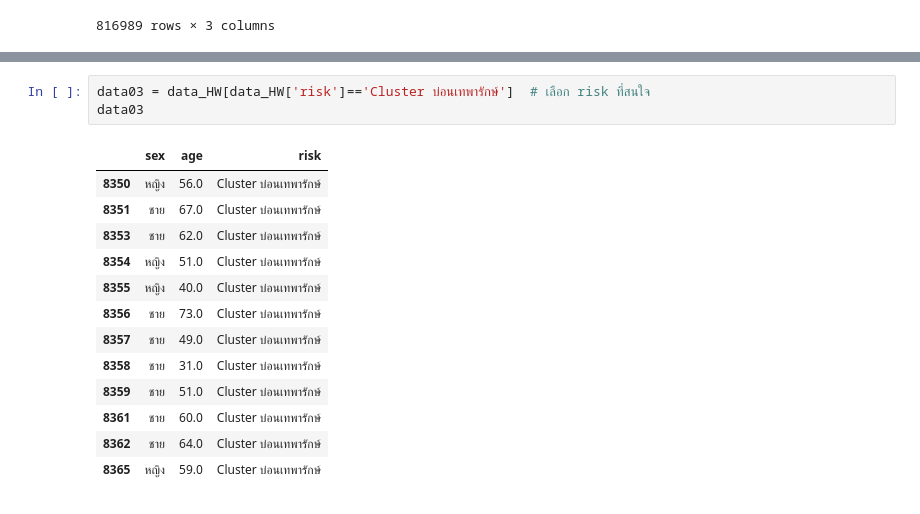
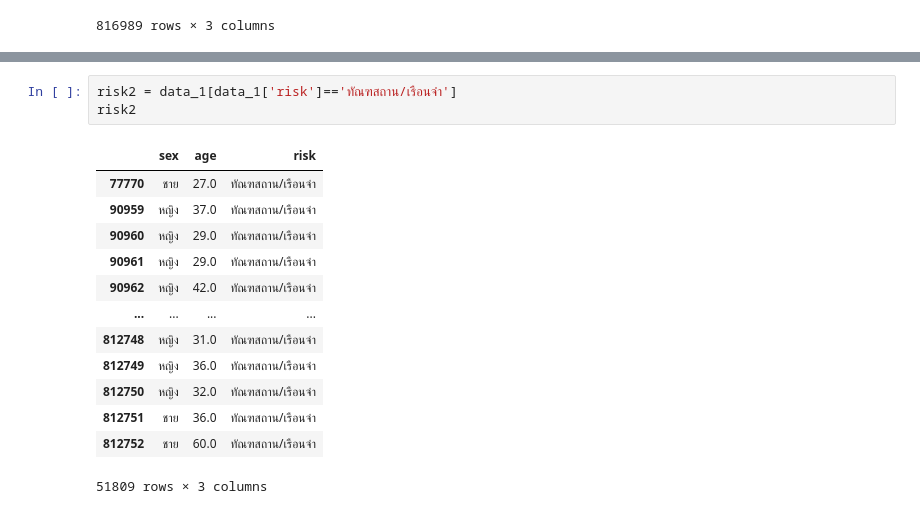
Before and after one commit to khanittha-phusopha/data_viz_2022, a Jupyter notebook: DataViz01_Table_Data.ipynb, the cells around one changed output, grey strips where cells are left out. Drawn from its saved outputs; the diff is of its cells as text.

```diff
--- a/DataViz01_Table_Data.ipynb
+++ b/DataViz01_Table_Data.ipynb
@@ -274,17 +256,17 @@ data02
-# %%
-data03 = data_HW[data_HW['risk']=='Cluster บ่อนเทพารักษ์']  # เลือก risk ที่สนใจ
-data03
-# %% [output]
-|  | sex | age | risk |
-| 8350 | หญิง | 56.0 | Cluster บ่อนเทพารักษ์ |
-| 8351 | ชาย | 67.0 | Cluster บ่อนเทพารักษ์ |
-| 8353 | ชาย | 62.0 | Cluster บ่อนเทพารักษ์ |
-| 8354 | หญิง | 51.0 | Cluster บ่อนเทพารักษ์ |
-| 8355 | หญิง | 40.0 | Cluster บ่อนเทพารักษ์ |
-| 8356 | ชาย | 73.0 | Cluster บ่อนเทพารักษ์ |
-| 8357 | ชาย | 49.0 | Cluster บ่อนเทพารักษ์ |
-| 8358 | ชาย | 31.0 | Cluster บ่อนเทพารักษ์ |
-| 8359 | ชาย | 51.0 | Cluster บ่อนเทพารักษ์ |
-| 8361 | ชาย | 60.0 | Cluster บ่อนเทพารักษ์ |
-| 8362 | ชาย | 64.0 | Cluster บ่อนเทพารักษ์ |
-| 8365 | หญิง | 59.0 | Cluster บ่อนเทพารักษ์ |
+# %%
+risk2 = data_1[data_1['risk']=='ทัณฑสถาน/เรือนจำ']
+risk2
+# %% [output]
+|  | sex | age | risk |
+| 77770 | ชาย | 27.0 | ทัณฑสถาน/เรือนจำ |
+| 90959 | หญิง | 37.0 | ทัณฑสถาน/เรือนจำ |
+| 90960 | หญิง | 29.0 | ทัณฑสถาน/เรือนจำ |
+| 90961 | หญิง | 29.0 | ทัณฑสถาน/เรือนจำ |
+| 90962 | หญิง | 42.0 | ทัณฑสถาน/เรือนจำ |
+| ... | ... | ... | ... |
+| 812748 | หญิง | 31.0 | ทัณฑสถาน/เรือนจำ |
+| 812749 | หญิง | 36.0 | ทัณฑสถาน/เรือนจำ |
+| 812750 | หญิง | 32.0 | ทัณฑสถาน/เรือนจำ |
+| 812751 | ชาย | 36.0 | ทัณฑสถาน/เรือนจำ |
+| 812752 | ชาย | 60.0 | ทัณฑสถาน/เรือนจำ |
+51809 rows × 3 columns
```
Also changed, not shown: parts of 26 cells of this notebook.
